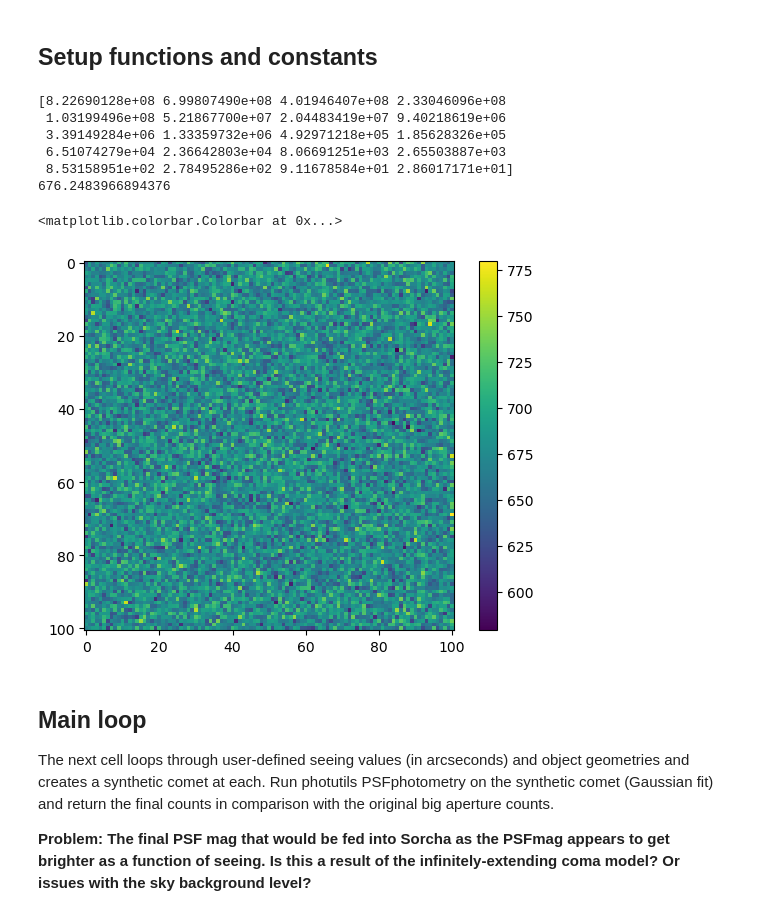
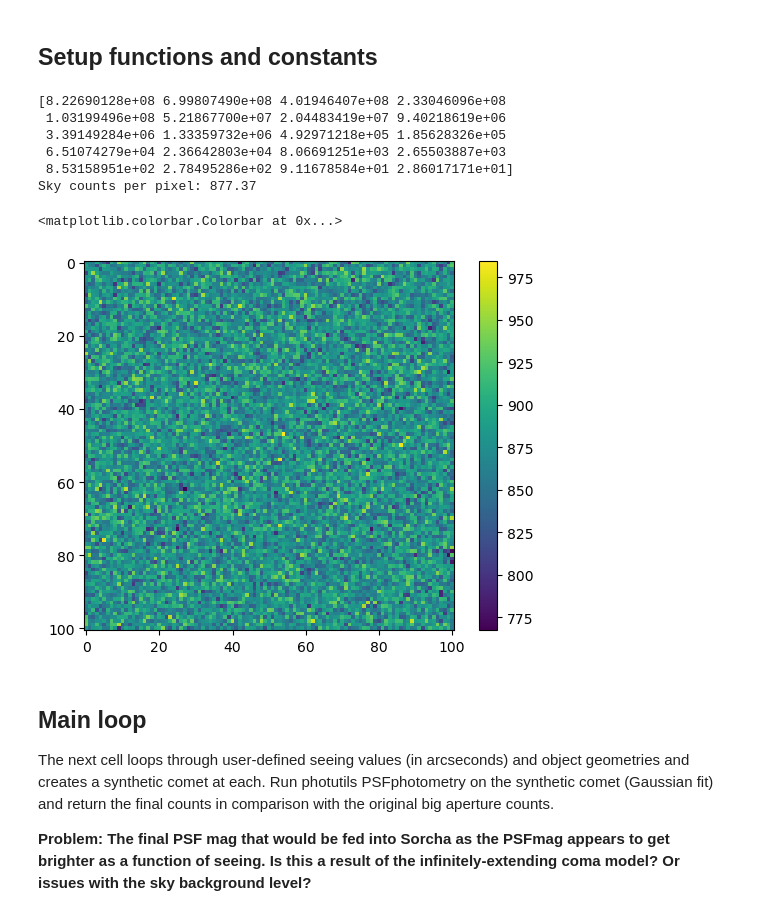
Before and after one commit to ald20/hab_activity, a Jupyter notebook: hab_activity_test.ipynb, the cells around one changed output. Saved outputs shown, nothing was run; the diff lists cells and outputs as text; code cells hidden in the pictures.

```diff
--- a/hab_activity_test.ipynb
+++ b/hab_activity_test.ipynb
@@ -135,7 +135,7 @@ def integrate_over_pixels(xc,yc,pix_size_km):
 # %%
 size = 101 # number of synthetic pixels for evaluating coma over
 centre = size//2 # integer central pixel
-central_region = np.arange(centre-2,centre+3) # defining small central region over which to perform slow integration.
+central_region = np.arange(centre-1,centre+2) # defining small central region over which to perform slow integration.
 extent = [-size//2,size//2, -size//2,size//2] # for imshow
 
 pxsc = 0.2 # LSST pixel scale in arcsec/pixel
@@ -169,37 +169,43 @@ print(fluxj)
 # This converts the sky background from mag/sq. arcsecond to a flux level per pixel
 #m_sky = 22 # mag/square arcsec
 #counts_sky = t_exp * 10**(-0.4*(m_sky-ZP_r)) # flux per square arcsecond
 
 m_5sig = 24.5
+m_sky = 21.2
+
 counts_5sig = t_exp * 10**(-0.4*(m_5sig-ZP_r))
+counts_sky_ac = t_exp * 10**(-0.4*(m_sky-ZP_r))
 
 sig_inst_sq = np.square(readnoise) + (t_exp*dark)
 
 seeing_val = 1. ### THIS SHOULD CHANGE WITH SEEING
 n_eff = 2.266*np.square(seeing_val/pxsc)
 
-sky_per_pixel = (counts_5sig/n_eff)*((counts_5sig/25)-1) - sig_inst_sq
-print(sky_per_pixel)
+# The skybrightness in magnitudes per sq arcsecond then is used to calculate counts per sq arcsecond,
+# and converted to counts per pixel using the pixelScale, 0.2”/pixel.
+#sky_per_pixel = (counts_5sig/n_eff)*((counts_5sig/25)-1) - sig_inst_sq
+sky_per_pixel = counts_sky_ac*np.square(pxsc)
+print(f'Sky counts per pixel: {sky_per_pixel:.2f}')
 
 # sky_per_pixel = np.square(pxsc) * counts_sky
 # print(f'Sky flux per pixel: {sky_per_pixel:.2e}')
 
 # # poisson noise:
 sigma_sky = np.sqrt(sky_per_pixel)
 
 # Generate sky background array using mean = sky_per_pixel and uncertainty sky_sigma (sqrt sky_per_pixel)
 sky_bkg = np.random.normal(sky_per_pixel, sigma_sky, size=(size,size))
 plt.imshow(sky_bkg)
 plt.colorbar()
 # %% [output]
 [8.22690128e+08 6.99807490e+08 4.01946407e+08 2.33046096e+08
  1.03199496e+08 5.21867700e+07 2.04483419e+07 9.40218619e+06
  3.39149284e+06 1.33359732e+06 4.92971218e+05 1.85628326e+05
  6.51074279e+04 2.36642803e+04 8.06691251e+03 2.65503887e+03
  8.53158951e+02 2.78495286e+02 9.11678584e+01 2.86017171e+01]
-676.2483966894376
+Sky counts per pixel: 877.37
 <matplotlib.colorbar.Colorbar at 0x...>
-[figure, old version]
+[figure, new version]
 # %% [markdown]
 ## Main loop
 The next cell loops through user-defined seeing values (in arcseconds) and object geometries and creates a synthetic comet at each. Run photutils PSFphotometry on the synthetic comet (Gaussian fit) and return the final counts in comparison with the original big aperture counts.
```
Also changed, not shown: parts of 1 cell of this notebook.
